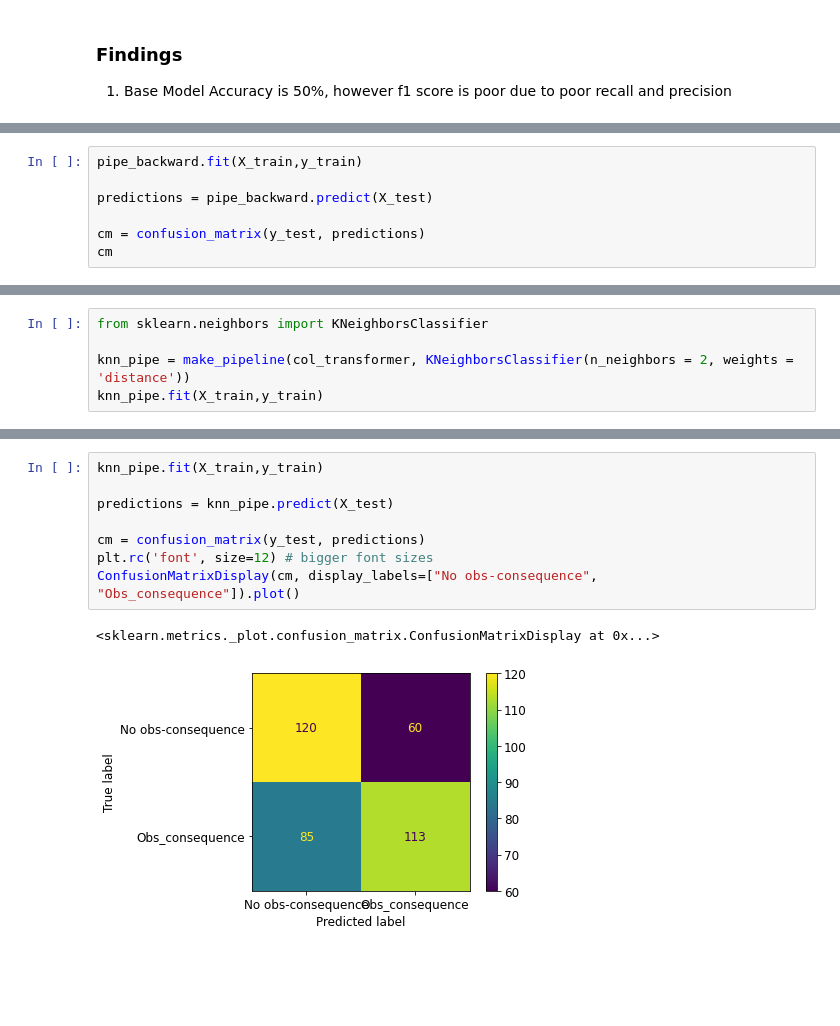
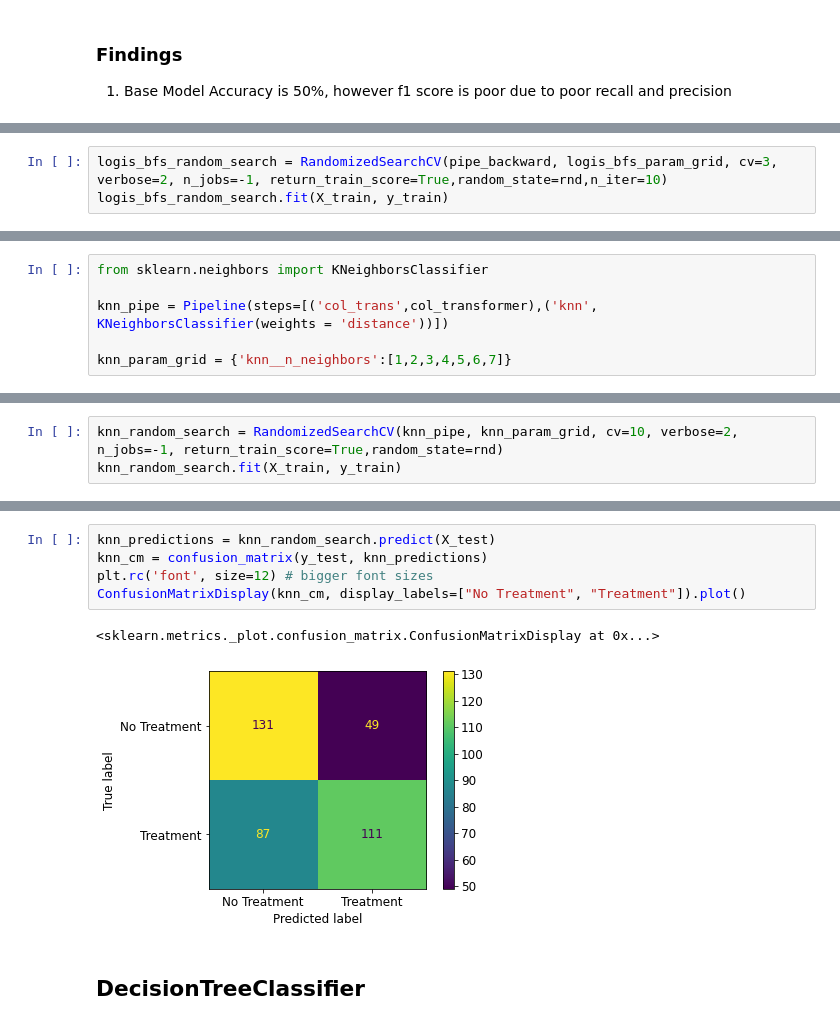
Before and after one commit to IShaalan/mental_health_tech, a Jupyter notebook: tech_mental.ipynb, the cells around one changed output, grey strips where cells are left out. Cells and saved outputs as stored; diff of their text form; blank space fills up the shorter version.

```diff
--- a/tech_mental.ipynb
+++ b/tech_mental.ipynb
@@ -876,7 +1009,0 @@ dtype: float64
-# %%
-pipe_backward.fit(X_train,y_train)
-
-predictions = pipe_backward.predict(X_test)
-
-cm = confusion_matrix(y_test, predictions)
-cm
@@ -885,0 +1010,3 @@ array([[130,  50],
+# %%
+logis_bfs_random_search = RandomizedSearchCV(pipe_backward, logis_bfs_param_grid, cv=3, verbose=2, n_jobs=-1, return_train_score=True,random_state=rnd,n_iter=10)
+logis_bfs_random_search.fit(X_train, y_train)
@@ -910,5 +1090,6 @@ weighted avg       0.70      0.70      0.70       378
 # %%
 from sklearn.neighbors import KNeighborsClassifier
 
-knn_pipe = make_pipeline(col_transformer, KNeighborsClassifier(n_neighbors = 2, weights = 'distance'))
-knn_pipe.fit(X_train,y_train)
+knn_pipe = Pipeline(steps=[('col_trans',col_transformer),('knn', KNeighborsClassifier(weights = 'distance'))])
+
+knn_param_grid = {'knn__n_neighbors':[1,2,3,4,5,6,7]}
@@ -944,0 +1096,3 @@ dtype: float64
+# %%
+knn_random_search = RandomizedSearchCV(knn_pipe, knn_param_grid, cv=10, verbose=2, n_jobs=-1, return_train_score=True,random_state=rnd)
+knn_random_search.fit(X_train, y_train)
@@ -945,11 +1145,10 @@ dtype: float64
 # %%
-knn_pipe.fit(X_train,y_train)
-
-predictions = knn_pipe.predict(X_test)
-
-cm = confusion_matrix(y_test, predictions)
+knn_predictions = knn_random_search.predict(X_test)
+knn_cm = confusion_matrix(y_test, knn_predictions)
 plt.rc('font', size=12) # bigger font sizes
-ConfusionMatrixDisplay(cm, display_labels=["No obs-consequence", "Obs_consequence"]).plot()
+ConfusionMatrixDisplay(knn_cm, display_labels=["No Treatment", "Treatment"]).plot()
 # %% [output]
 <sklearn.metrics._plot.confusion_matrix.ConfusionMatrixDisplay at 0x...>
-[figure, old version]
+[figure, new version]
+# %% [markdown]
+## DecisionTreeClassifier
```
Also changed, not shown: parts of 47 cells of this notebook, 2 other files.
